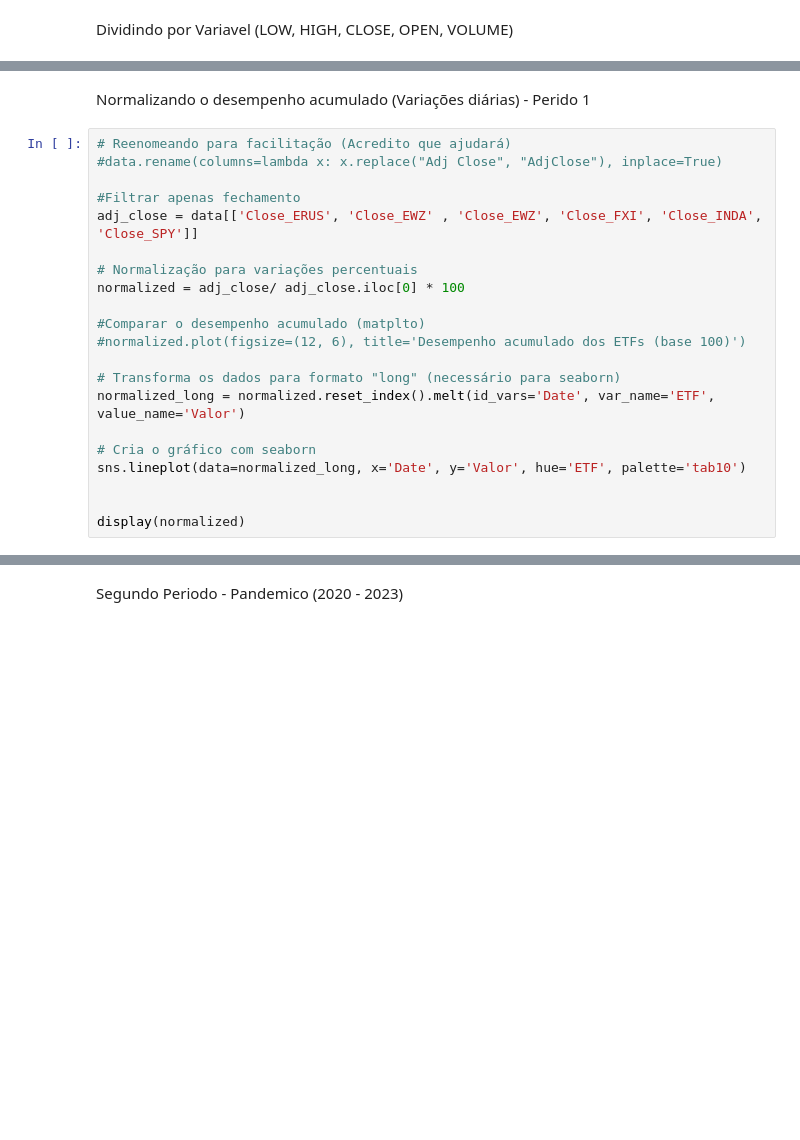
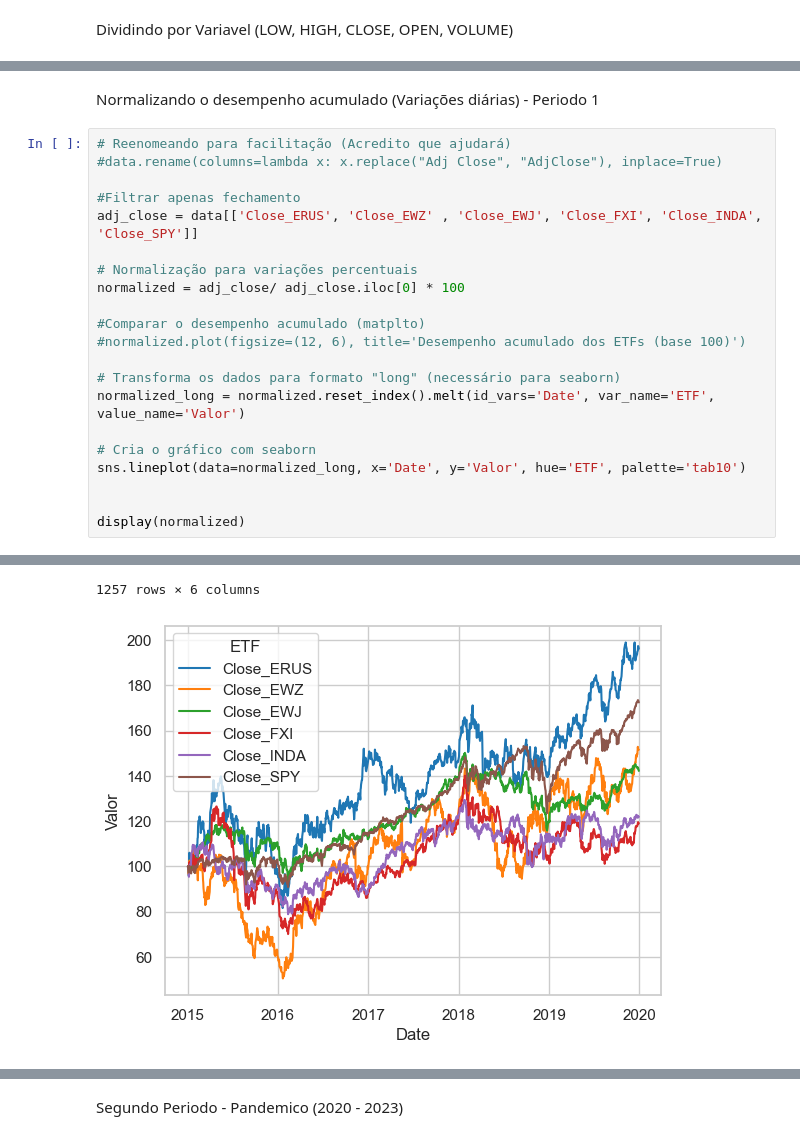
Before and after one commit to PatrickGomesFea-Dev/Dados_projeto_entrada, a Jupyter notebook: Dados_replicação_artigo.ipynb, the cells around one changed output, grey strips where cells are left out. Cells and saved outputs as stored; diff of their text form; blank space fills up the shorter version.

```diff
--- a/Dados_replicação_artigo.ipynb
+++ b/Dados_replicação_artigo.ipynb
@@ -92,11 +147,11 @@ for tipo in ['Close', 'Open', 'High', 'Low', 'Volume']:
 # %% [markdown]
-Normalizando o desempenho acumulado (Variações diárias) - Perido 1
+Normalizando o desempenho acumulado (Variações diárias) - Periodo 1
 # %%
 # Reenomeando para facilitação (Acredito que ajudará)
 #data.rename(columns=lambda x: x.replace("Adj Close", "AdjClose"), inplace=True)
 
 #Filtrar apenas fechamento
-adj_close = data[['Close_ERUS', 'Close_EWZ' , 'Close_EWZ', 'Close_FXI', 'Close_INDA', 'Close_SPY']]
+adj_close = data[['Close_ERUS', 'Close_EWZ' , 'Close_EWJ', 'Close_FXI', 'Close_INDA', 'Close_SPY']]
 
 # Normalização para variações percentuais
 normalized = adj_close/ adj_close.iloc[0] * 100
@@ -112,3 +167,4 @@ sns.lineplot(data=normalized_long, x='Date', y='Valor', hue='ETF', palette='tab1
 
 
 display(normalized)
+# %% [output]
@@ -114,0 +184,2 @@ display(normalized)
+1257 rows × 6 columns
+[figure, added]
```
Also changed, not shown: parts of 18 cells of this notebook.
